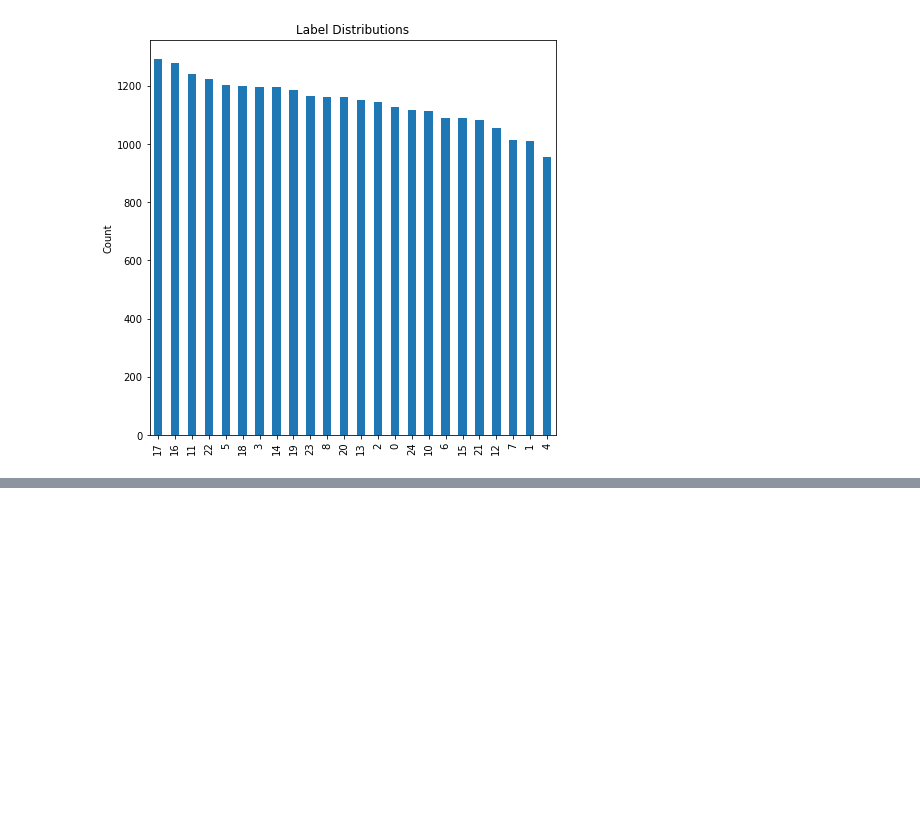
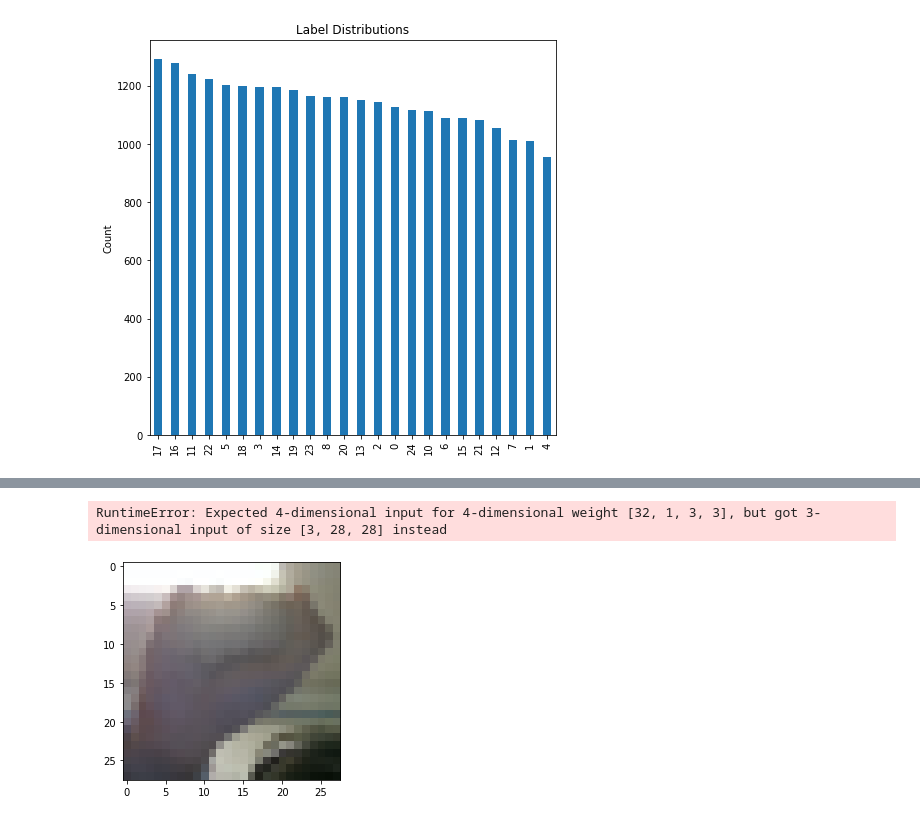
Before and after one commit to jekthewarrior/team-tums, a Jupyter notebook: TUMS.ipynb, the cells around one changed output, grey strips where cells are left out. Saved outputs shown, nothing was run; the diff lists cells and outputs as text; code cells hidden in the pictures; blank space fills up the shorter version.

```diff
--- a/TUMS.ipynb
+++ b/TUMS.ipynb
@@ -144,0 +215,17 @@ torch.save(net.state_dict(), PATH)
+# %%
+# Sample image prediction
+with torch.no_grad():
+
+    plt.imshow(im1)
+
+    prediction = net(mnist_transform(im1))
+
+    predicted = np.argmax(prediction)
+
+    image = im1.reshape(28, 28, 1)
+
+    print("Predicted Label: ", classes[predicted])
+    print("Actual Label: A")
+# %% [output]
+RuntimeError: Expected 4-dimensional input for 4-dimensional weight [32, 1, 3, 3], but got 3-dimensional input of size [3, 28, 28] instead
+[figure, added]
```
Also changed, not shown: parts of 10 cells of this notebook.
